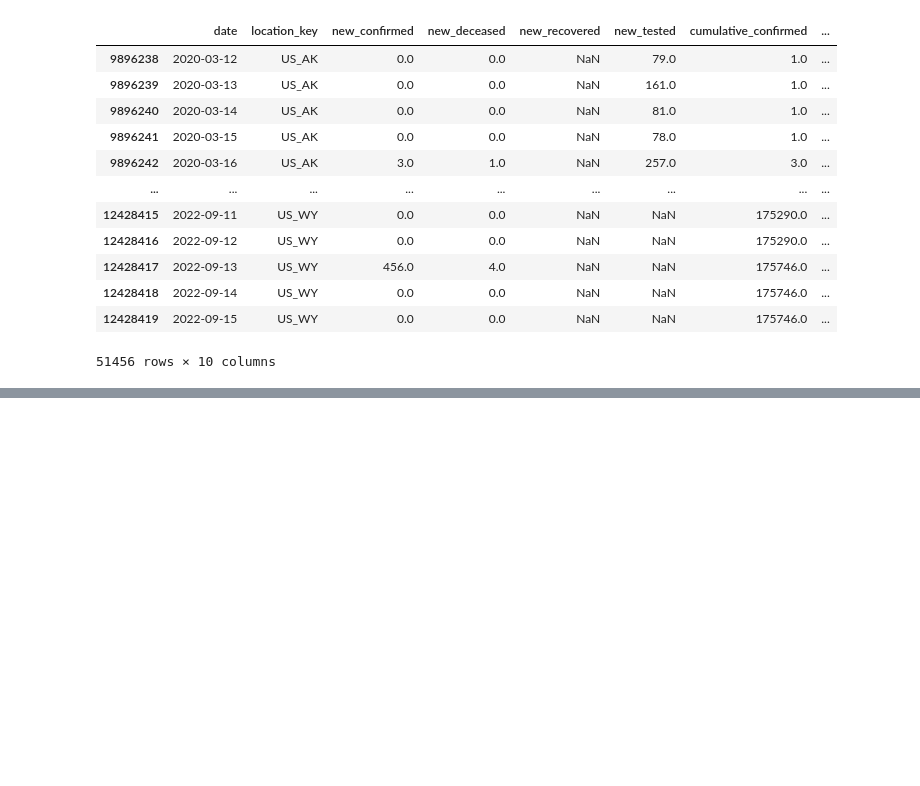
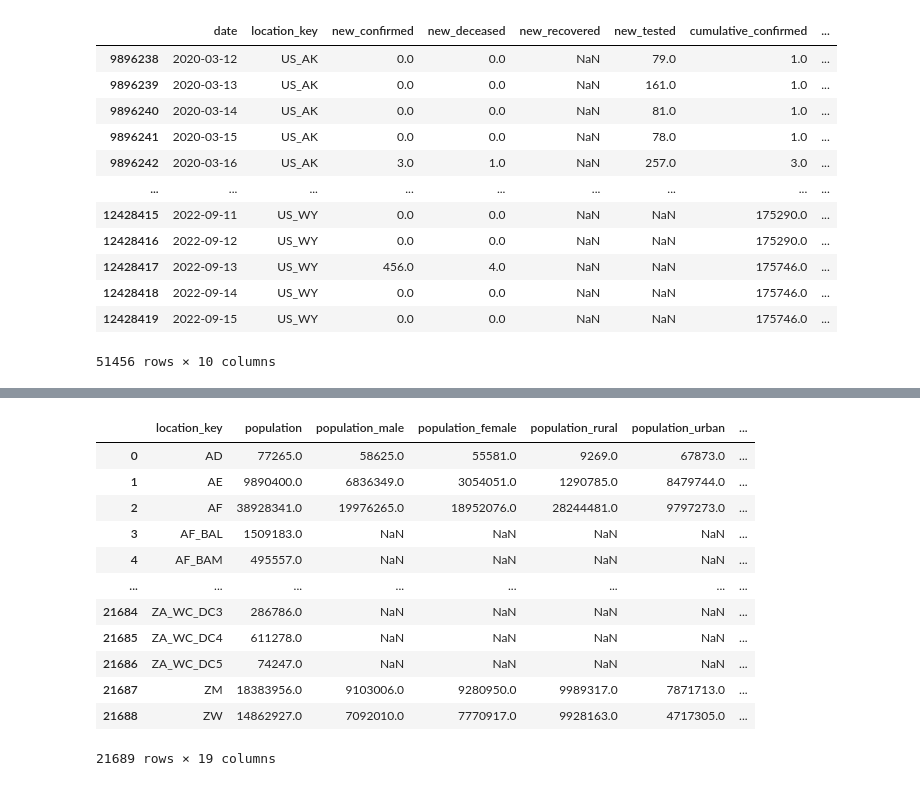
Before and after one commit to andrewjmack/covid-data-visualization, a Jupyter notebook: Covid_cleaning.ipynb, the cells around one changed output, grey strips where cells are left out. Drawn from its saved outputs; the diff is of its cells as text; code cells hidden in the pictures; blank space fills up the shorter version.

```diff
--- a/Covid_cleaning.ipynb
+++ b/Covid_cleaning.ipynb
@@ -92,0 +227,18 @@ us_epi_cleaned.to_csv('US_epi_cleaned.csv')
+# %%
+demo = pd.read_csv("https://storage.googleapis.com/covid19-open-data/v3/demographics.csv")
+# %%
+demo
+# %% [output]
+|  | location_key | population | population_male | population_female | population_rural | population_urban | ... |
+| 0 | AD | 77265.0 | 58625.0 | 55581.0 | 9269.0 | 67873.0 | ... |
+| 1 | AE | 9890400.0 | 6836349.0 | 3054051.0 | 1290785.0 | 8479744.0 | ... |
+| 2 | AF | 38928341.0 | 19976265.0 | 18952076.0 | 28244481.0 | 9797273.0 | ... |
+| 3 | AF_BAL | 1509183.0 | NaN | NaN | NaN | NaN | ... |
+| 4 | AF_BAM | 495557.0 | NaN | NaN | NaN | NaN | ... |
+| ... | ... | ... | ... | ... | ... | ... | ... |
+| 21684 | ZA_WC_DC3 | 286786.0 | NaN | NaN | NaN | NaN | ... |
+| 21685 | ZA_WC_DC4 | 611278.0 | NaN | NaN | NaN | NaN | ... |
+| 21686 | ZA_WC_DC5 | 74247.0 | NaN | NaN | NaN | NaN | ... |
+| 21687 | ZM | 18383956.0 | 9103006.0 | 9280950.0 | 9989317.0 | 7871713.0 | ... |
+| 21688 | ZW | 14862927.0 | 7092010.0 | 7770917.0 | 9928163.0 | 4717305.0 | ... |
+21689 rows × 19 columns
```
Also changed, not shown: parts of 22 cells of this notebook, 3 other files.
